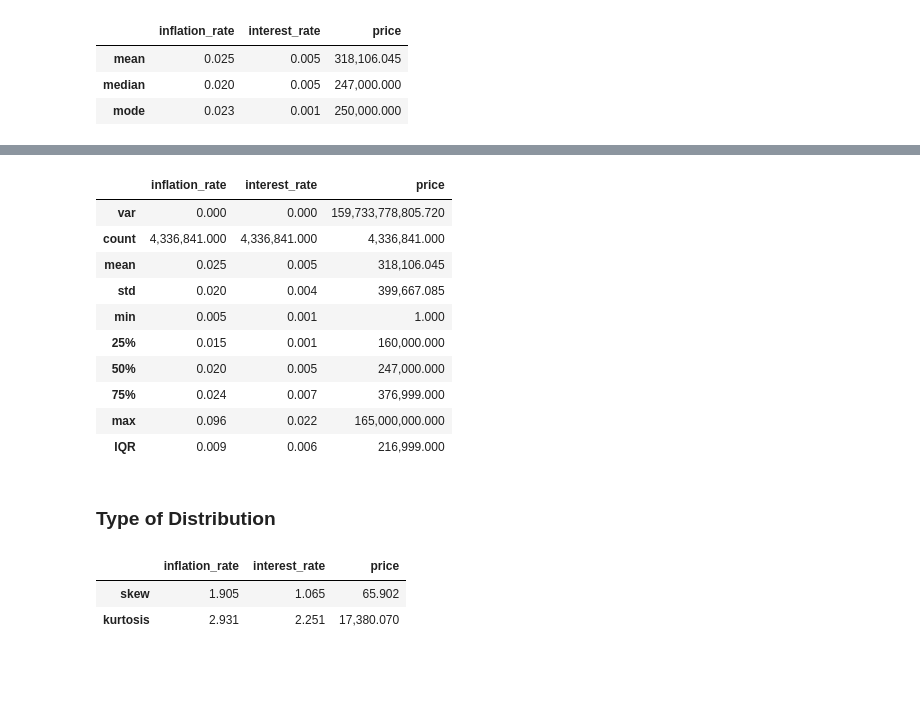
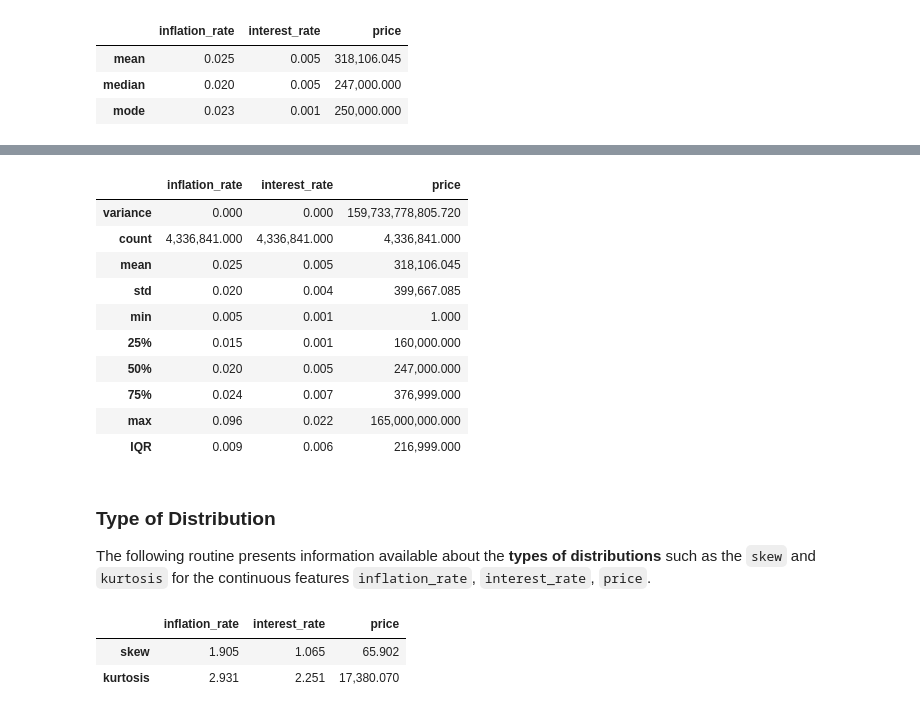
Before and after one commit to hudsonmendes/uolondon-cm3005-dsc, a Jupyter notebook: report.ipynb, the cells around one changed output, grey strips where cells are left out. Cells and saved outputs as stored; diff of their text form; code cells hidden in the pictures; blank space fills up the shorter version.

```diff
--- a/report.ipynb
+++ b/report.ipynb
@@ -658,19 +672,21 @@ df_central_tendency
 # %%
+# holds the concatenated the variance, standard deviation, min, max, 25%, 50%,
+# 75% and IQR & count for the continuous features into a single dataframe
 df_measures_of_spread = pd.concat(
     [
-        pd.DataFrame(df_feats_continuous.var(), columns=["var"]).transpose(),
+        pd.DataFrame(df_feats_continuous.var(), columns=["variance"]).transpose(),
         df_feats_continuous.describe(),
         pd.DataFrame(
             df_feats_continuous.quantile(0.75) - df_feats_continuous.quantile(0.25), columns=["IQR"]
         ).transpose(),
     ]
 )
 
-
+# displays the measurements of spread of the continuous features
 df_measures_of_spread
 # %% [output]
 |  | inflation_rate | interest_rate | price |
-| var | 0.000 | 0.000 | 159,733,778,805.720 |
+| variance | 0.000 | 0.000 | 159,733,778,805.720 |
 | count | 4,336,841.000 | 4,336,841.000 | 4,336,841.000 |
 | mean | 0.025 | 0.005 | 318,106.045 |
 | std | 0.020 | 0.004 | 399,667.085 |
@@ -680,6 +696,10 @@ df_measures_of_spread
 | 75% | 0.024 | 0.007 | 376,999.000 |
 | max | 0.096 | 0.022 | 165,000,000.000 |
 | IQR | 0.009 | 0.006 | 216,999.000 |
-# %% [markdown]
-### Type of Distribution
+# %% [markdown]
+### Type of Distribution
+
+The following routine presents information available about the **types of distributions**
+such as the `skew` and `kurtosis` for the continuous features `inflation_rate`, `interest_rate`,
+`price`.
 # %%
```
Also changed, not shown: parts of 8 cells of this notebook.
